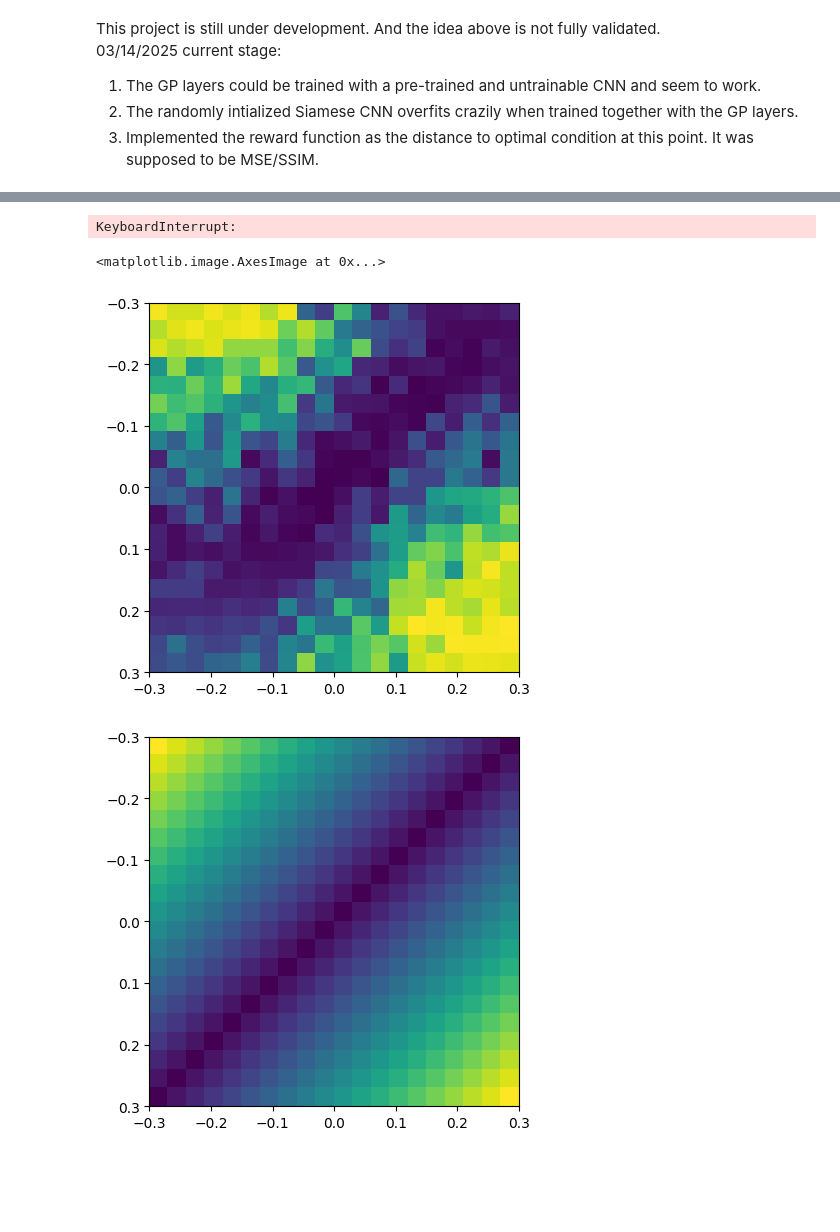
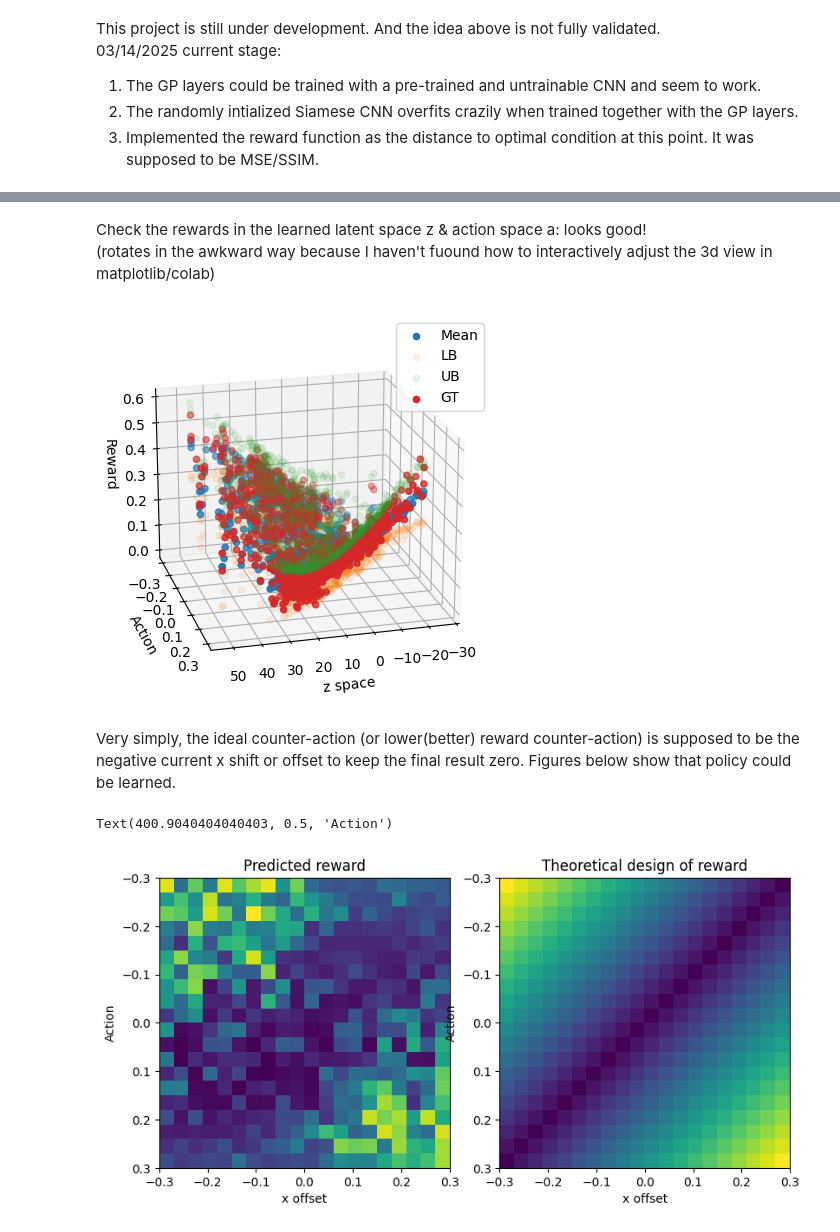
Before and after one commit to lanceyao-research/SiameseCBO, a Jupyter notebook: SiameseCBO_1D_debug.ipynb, the cells around one changed output, grey strips where cells are left out. Drawn from its saved outputs; the diff is of its cells as text; code cells hidden in the pictures; blank space fills up the shorter version.

```diff
--- a/SiameseCBO_1D_debug.ipynb
+++ b/SiameseCBO_1D_debug.ipynb
@@ -700,65 +622,67 @@ ValueError: x and y must be the same size
+# %% [markdown]
+Check the rewards in the learned latent space z & action space a: looks good!
+(rotates in the awkward way because I haven't fuound how to interactively adjust the 3d view in matplotlib/colab)
 # %%
-# check the reward in the learned latent space z & action space a
-# looks good
-# rotates in this stupid way because I haven't fuound how to interactively adjust the 3d view in matplotlib/colab
 from IPython.display import display, clear_output
 
 mean, lower, upper, debug = CBO.predict((I0s_torch, Is_torch, actions_torch))
 pred = CBO.gpmodel.Siamese(I0s_torch.view(-1,1,28,28), Is_torch.view(-1,1,28,28)).cpu().detach().numpy()
 
-for i in range(360):
+for i in range(20):
   fig = plt.figure(figsize=(5, 5))
   ax = fig.add_subplot(projection='3d')
-  ax.scatter(pred.squeeze(), actions[:,0], mean)
-  #ax.scatter(pred.squeeze(), actions[:,0], lower)
-  #ax.scatter(pred.squeeze(), actions[:,0], upper)
-  ax.scatter(pred.squeeze(), actions[:,0], rewards,color = 'C3')
-  ax.view_init(elev=20, azim=20+5*i)
+  ax.scatter(pred.squeeze(), actions[:,0], mean, label = 'Mean')
+  ax.scatter(pred.squeeze(), actions[:,0], lower, label = 'LB', alpha = 0.1)
+  ax.scatter(pred.squeeze(), actions[:,0], upper, label = 'UB', alpha = 0.1)
+  ax.scatter(pred.squeeze(), actions[:,0], rewards,color = 'C3', label = 'GT')
+  ax.view_init(elev=20, azim=-20+5*i)
+  ax.legend()
+  ax.set_xlabel('z space')
+  ax.set_ylabel('Action')
+  ax.set_zlabel('Reward')
   plt.show()
   #break
   time.sleep(0.01)
   clear_output(wait=True)
 # %% [output]
-KeyboardInterrupt:
+[figure, added]
+# %% [markdown]
+Very simply, the ideal counter-action (or lower(better) reward counter-action\) is supposed to be the negative current x shift or offset to keep the final result zero. Figures below show that policy could be learned.
 # %%
-# check the reward in the learned latent space z & action space a with validataion data
-# figure1: learned, figure2: designed reward
-# x: action
-# y: learned z space
-
 def x_grid_search2():
   x = np.linspace(-0.3,0.3,20)
   a = np.linspace(-0.3,0.3,20)
   xx,aa = np.meshgrid(x,a)
   return np.array([xx.flatten(),aa.flatten()]).T
 
 test_grid = x_grid_search2()
 
 I0s_test = np.zeros([0,784])
 Is_test = np.zeros([0,784])
 
 for i in range(test_grid.shape[0]):
     output_x, _, (I0,I) = printer_gene_test(BW, test_grid[i,0])
     I0s_test = np.vstack([I0s_test, I0.reshape(1,784)])
     Is_test = np.vstack([Is_test, I.reshape(1,784)])
 
 x0_test_torch = torch.from_numpy(I0s_test).to('cuda').float()
 x1_test_torch = torch.from_numpy(Is_test).to('cuda').float()
 x2_test_torch = torch.from_numpy(test_grid[:,1:2]).to('cuda').float()
 
 mean, lower, upper, debug = CBO.predict((x0_test_torch, x1_test_torch, x2_test_torch))
+pred = CBO.gpmodel.Siamese(x0_test_torch.view(-1,1,28,28), x1_test_torch.view(-1,1,28,28)).cpu().detach().numpy()
+test_GT = np.abs(test_grid[:,1]+test_grid[:,0])
 
-pred = CBO.gpmodel.Siamese(x0_test_torch.view(-1,1,28,28), x1_test_torch.view(-1,1,28,28)).cpu().detach().numpy()
-
-
-plt.figure()
-plt.imshow(mean.reshape((20,20)), extent = (-0.3,0.3,0.3,-0.3))
-
-
-test_GT = np.abs(test_grid[:,1]+test_grid[:,0])
-plt.figure()
-plt.imshow(test_GT.reshape((20,20)), extent = (-0.3,0.3,0.3,-0.3))
+f,ax = plt.subplots(1,2,figsize=(8, 4))
+f.tight_layout()
+ax[0].imshow(mean.reshape((20,20)), extent = (-0.3,0.3,0.3,-0.3))
+ax[1].imshow(test_GT.reshape((20,20)), extent = (-0.3,0.3,0.3,-0.3))
+ax[0].set_title('Predicted reward')
+ax[1].set_title('Theoretical design of reward')
+ax[0].set_xlabel('x offset')
+ax[0].set_ylabel('Action')
+ax[1].set_xlabel('x offset')
+ax[1].set_ylabel('Action')
 # %% [output]
-<matplotlib.image.AxesImage at 0x...>
+Text(400.9040404040403, 0.5, 'Action')
-[figure, old version]
+[figure, new version]
-[figure, removed]
```
Also changed, not shown: parts of 19 cells of this notebook.
